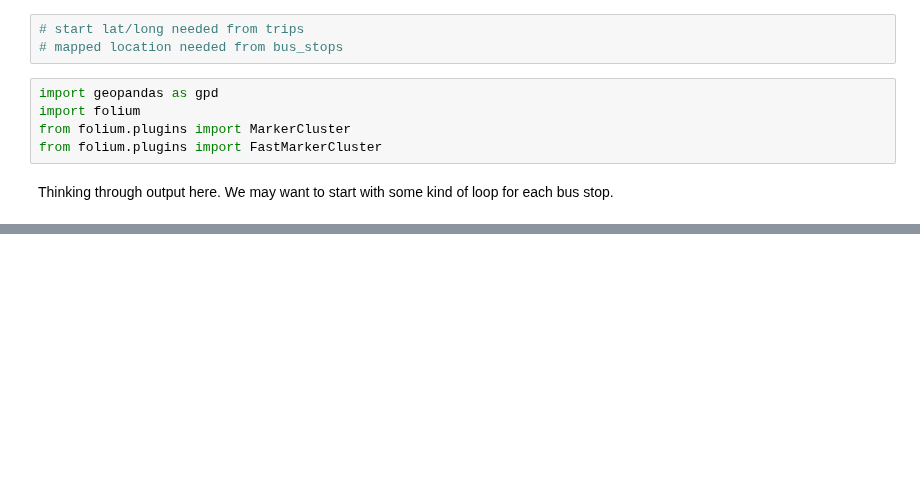
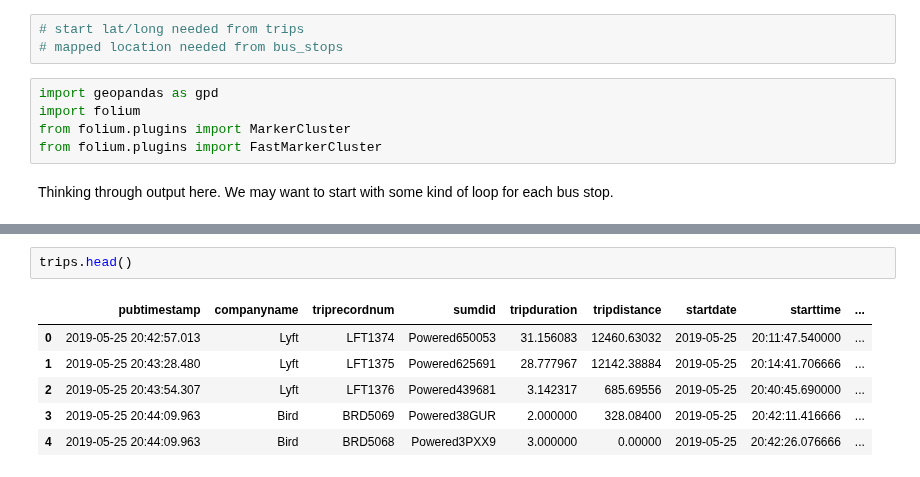
Before and after one commit to NSS-Data-Analytics-Cohort-10/scooters-group-2, a Jupyter notebook: notebooks/scooters_notebook.ipynb, the cells around one changed output, grey strips where cells are left out. Drawn from its saved outputs; the diff is of its cells as text; blank space fills up the shorter version.

```diff
--- a/notebooks/scooters_notebook.ipynb
+++ b/notebooks/scooters_notebook.ipynb
@@ -702,0 +760,9 @@ We may want to start with some kind of loop for each bus stop.
+# %%
+trips.head()
+# %% [output]
+|  | pubtimestamp | companyname | triprecordnum | sumdid | tripduration | tripdistance | startdate | starttime | ... |
+| 0 | 2019-05-25 20:42:57.013 | Lyft | LFT1374 | Powered650053 | 31.156083 | 12460.63032 | 2019-05-25 | 20:11:47.540000 | ... |
+| 1 | 2019-05-25 20:43:28.480 | Lyft | LFT1375 | Powered625691 | 28.777967 | 12142.38884 | 2019-05-25 | 20:14:41.706666 | ... |
+| 2 | 2019-05-25 20:43:54.307 | Lyft | LFT1376 | Powered439681 | 3.142317 | 685.69556 | 2019-05-25 | 20:40:45.690000 | ... |
+| 3 | 2019-05-25 20:44:09.963 | Bird | BRD5069 | Powered38GUR | 2.000000 | 328.08400 | 2019-05-25 | 20:42:11.416666 | ... |
+| 4 | 2019-05-25 20:44:09.963 | Bird | BRD5068 | Powered3PXX9 | 3.000000 | 0.00000 | 2019-05-25 | 20:42:26.076666 | ... |
```
Also changed, not shown: parts of 14 cells of this notebook.
